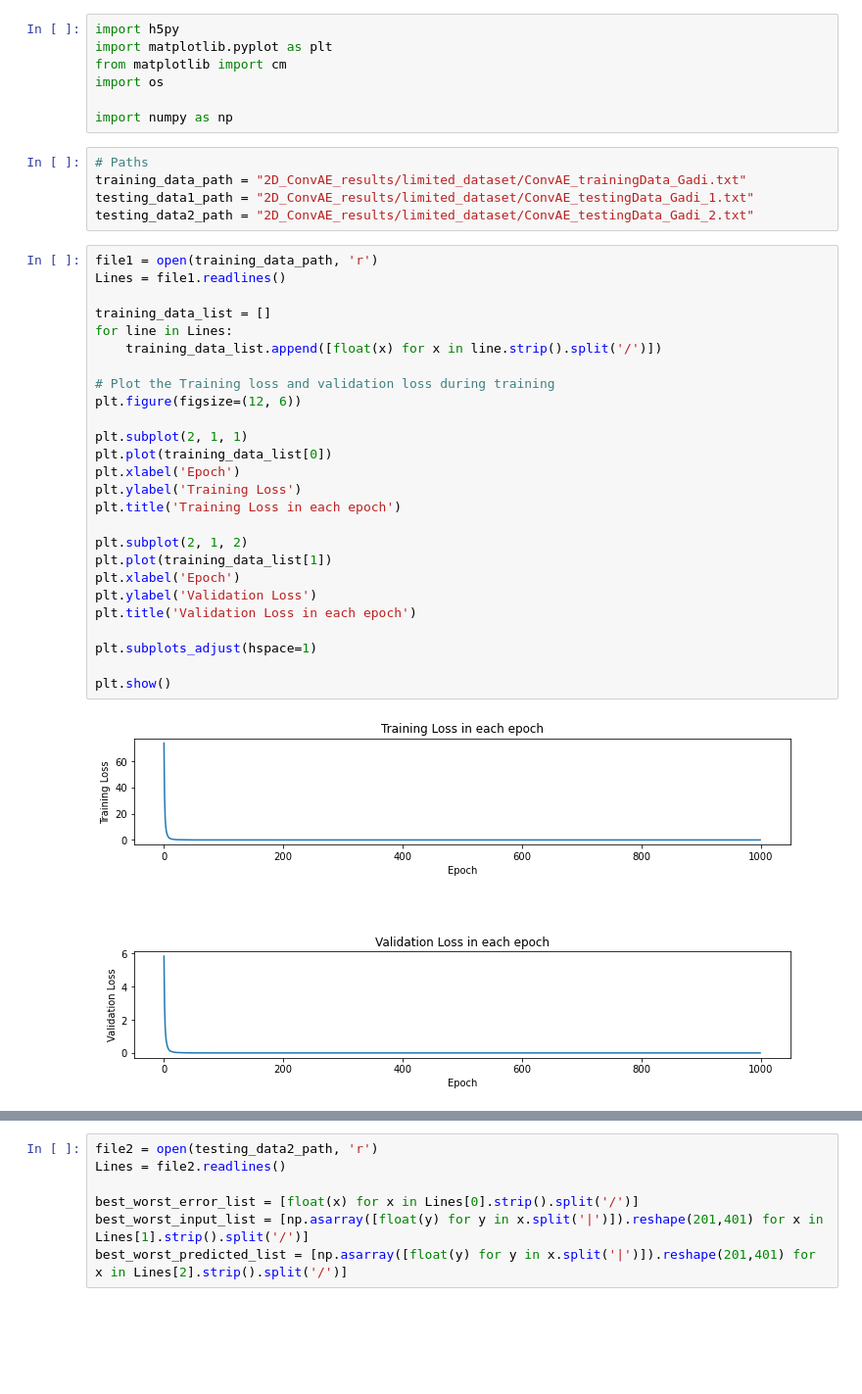
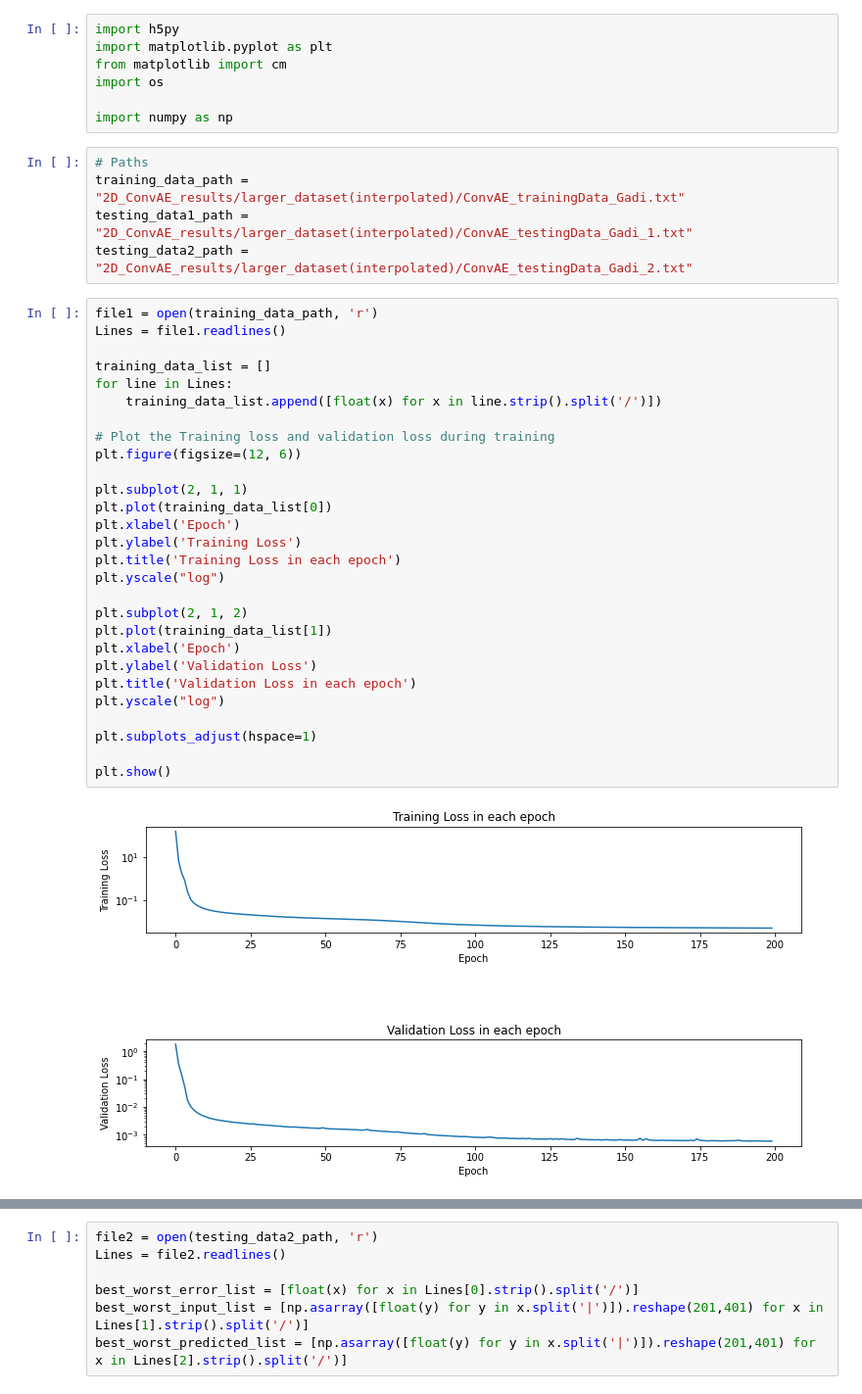
Before and after one commit to GiteonCaulfied/COMP4560_stokes_ml_project, a Jupyter notebook: ConvAE_visualisation.ipynb, the cells around one changed output, grey strips where cells are left out. Shown at 98% size. Drawn from its saved outputs; the diff is of its cells as text; blank space fills up the shorter version.

Commit message:
Updated figures for Report and modified README

```diff
--- a/ConvAE_visualisation.ipynb
+++ b/ConvAE_visualisation.ipynb
@@ -7,37 +7,39 @@ import os
 import numpy as np
 # %%
 # Paths
-training_data_path = "2D_ConvAE_results/limited_dataset/ConvAE_trainingData_Gadi.txt"
-testing_data1_path = "2D_ConvAE_results/limited_dataset/ConvAE_testingData_Gadi_1.txt"
-testing_data2_path = "2D_ConvAE_results/limited_dataset/ConvAE_testingData_Gadi_2.txt"
+training_data_path = "2D_ConvAE_results/larger_dataset(interpolated)/ConvAE_trainingData_Gadi.txt"
+testing_data1_path = "2D_ConvAE_results/larger_dataset(interpolated)/ConvAE_testingData_Gadi_1.txt"
+testing_data2_path = "2D_ConvAE_results/larger_dataset(interpolated)/ConvAE_testingData_Gadi_2.txt"
 # %%
 file1 = open(training_data_path, 'r')
 Lines = file1.readlines()
 
 training_data_list = []
 for line in Lines:
     training_data_list.append([float(x) for x in line.strip().split('/')])
 
 # Plot the Training loss and validation loss during training
 plt.figure(figsize=(12, 6))
 
 plt.subplot(2, 1, 1)
 plt.plot(training_data_list[0])
 plt.xlabel('Epoch')
 plt.ylabel('Training Loss')
 plt.title('Training Loss in each epoch')
+plt.yscale("log")
 
 plt.subplot(2, 1, 2)
 plt.plot(training_data_list[1])
 plt.xlabel('Epoch')
 plt.ylabel('Validation Loss')
 plt.title('Validation Loss in each epoch')
+plt.yscale("log")
 
 plt.subplots_adjust(hspace=1)
 
 plt.show()
 # %% [output]
-[figure, old version]
+[figure, new version]
 # %%
 file1 = open(testing_data1_path, 'r')
 Lines = file1.readlines()
```
Also changed, not shown: parts of 2 cells of this notebook, 12 other files.
